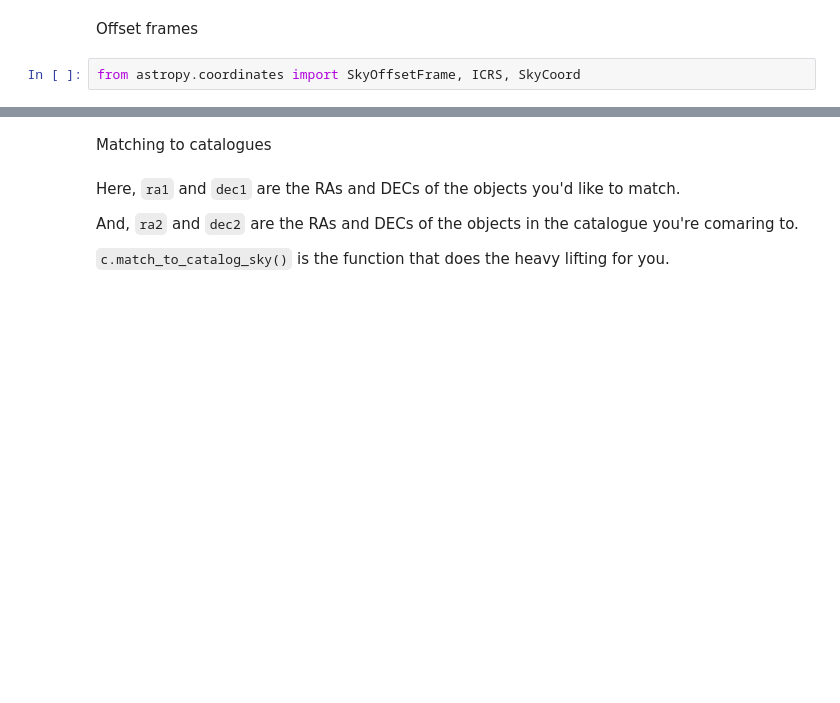
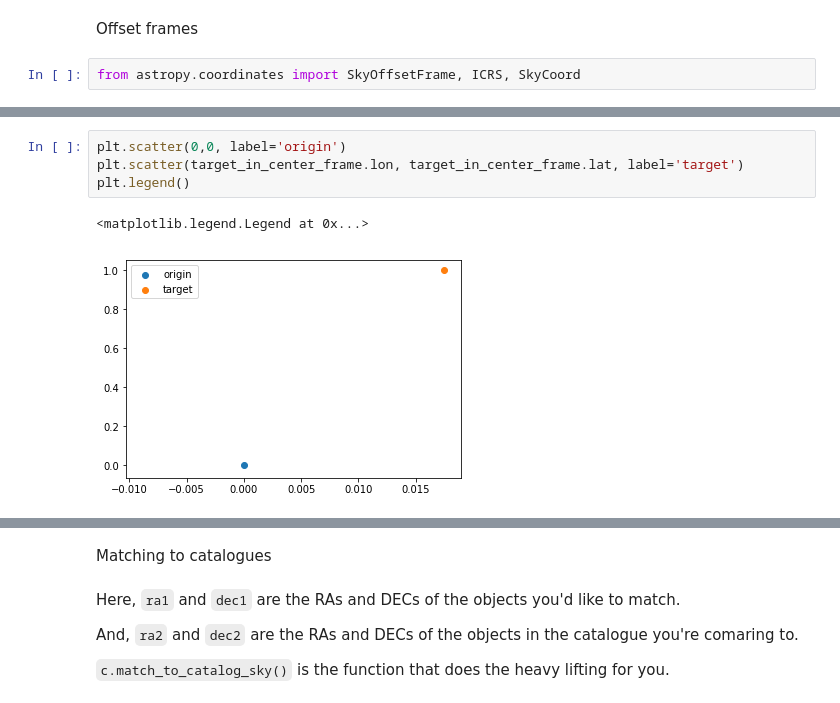
Before and after one commit to lockepatton/ASTR100-2020, a Jupyter notebook: Notes/2020_02_18_Matching_Catalogues/2020_02_18_Matching_Objects_with_astropy.ipynb, the cells around one changed output, grey strips where cells are left out. Cells and saved outputs as stored; diff of their text form; blank space fills up the shorter version.

```diff
--- a/Notes/2020_02_18_Matching_Catalogues/2020_02_18_Matching_Objects_with_astropy.ipynb
+++ b/Notes/2020_02_18_Matching_Catalogues/2020_02_18_Matching_Objects_with_astropy.ipynb
@@ -68,3 +75,10 @@ print(target_in_center_frame)
+# %%
+plt.scatter(0,0, label='origin')
+plt.scatter(target_in_center_frame.lon, target_in_center_frame.lat, label='target')
+plt.legend()
+# %% [output]
+<matplotlib.legend.Legend at 0x...>
+[figure, added]
 # %%
 target_in_center_frame.lon
 # %% [output]
```
Also changed, not shown: parts of 13 cells of this notebook.
